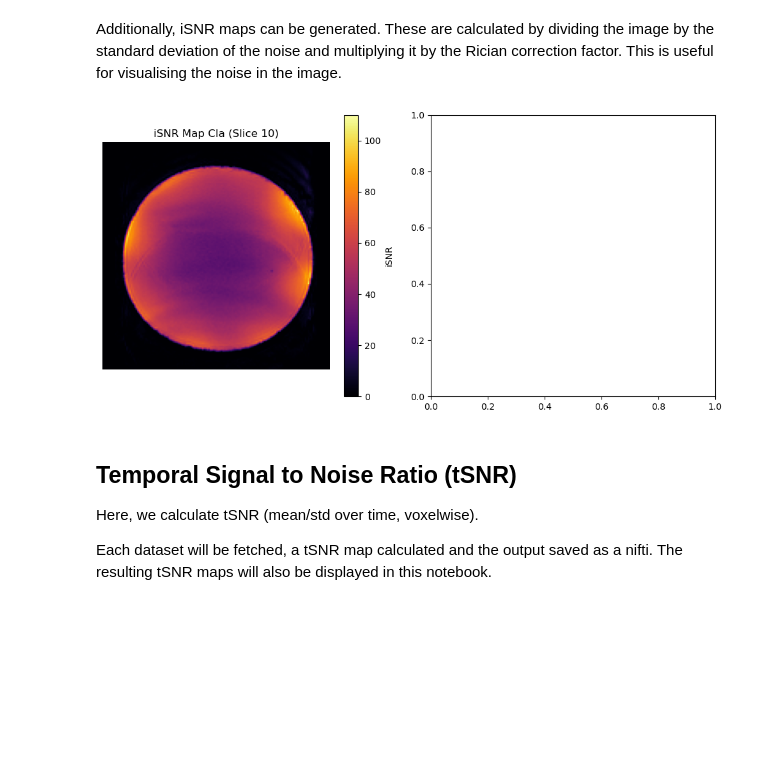
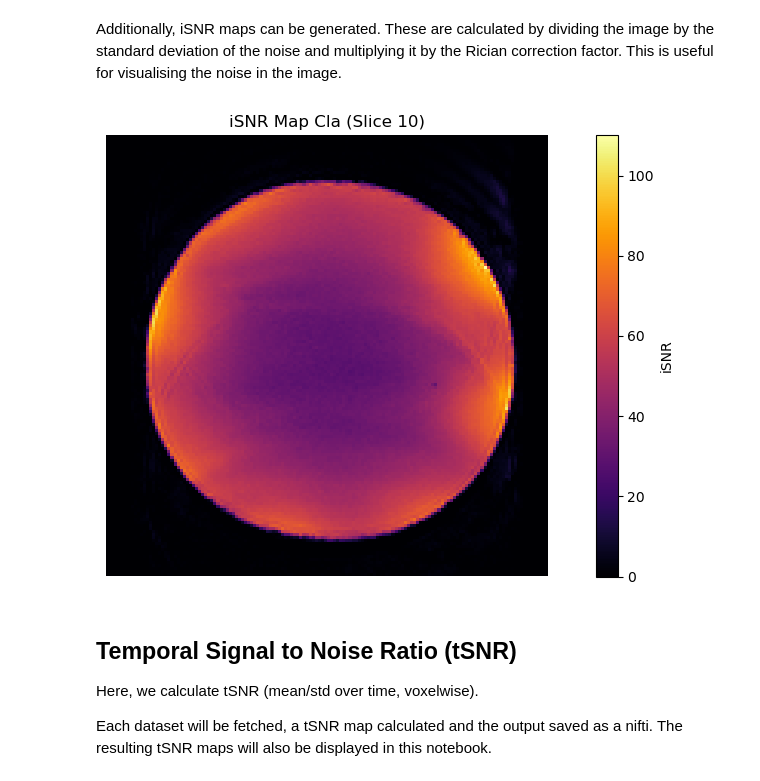
Before and after one commit to nottingham-neuroimaging/qa, a Jupyter notebook: fMRI_report_python/tutorials/qa_run.ipynb, the cells around one changed output. Saved outputs shown, nothing was run; the diff lists cells and outputs as text; code cells hidden in the pictures; blank space fills up the shorter version.

```diff
--- a/fMRI_report_python/tutorials/qa_run.ipynb
+++ b/fMRI_report_python/tutorials/qa_run.ipynb
@@ -192,39 +192,39 @@ isnr_obj_cla = snr.Isnr(imgm_cla, imgm_cla_affine)
 #isnr_obj_mtx = snr.Isnr(imgm_mtx, imgm_mtx_affine)
 
 
 # im = ax.imshow(isnr_obj_cla.isnr_map[:,:,slice_index, time_point].T, origin='lower', cmap='inferno')
 # cb = fig.colorbar(im, ax=ax)
 # cb.set_label('iSNR')
 # ax.axis(False)
 # ax.set_title('iSNR Map')
 
 # Create a 1x2 grid of subplots
-fig, axs = plt.subplots(1, 2, figsize=(10, 5))  # Adjust figsize as needed
+fig, axs = plt.subplots(1, 1, figsize=(10, 5))  # Adjust figsize as needed
 
 # Plot imgm_cla
-im_cla = axs[0].imshow(isnr_obj_cla.isnr_map[:,:,slice_index, time_point].T, origin='lower', cmap='inferno')
-axs[0].set_title(f'iSNR Map Cla (Slice {slice_index})')  # Set subplot title with slice index
-axs[0].axis(False)  # Turn off axis labels and ticks
-cb = fig.colorbar(im_cla, ax=axs[0])
+im_cla = axs.imshow(isnr_obj_cla.isnr_map[:,:,slice_index, time_point].T, origin='lower', cmap='inferno')
+axs.set_title(f'iSNR Map Cla (Slice {slice_index})')  # Set subplot title with slice index
+axs.axis(False)  # Turn off axis labels and ticks
+cb = fig.colorbar(im_cla, ax=axs)
 cb.set_label('iSNR')
 
 # Plot imgm_mtx
 # im_mtx = axs[1].imshow(isnr_obj_mtx.isnr_map[:,:,slice_index, time_point].T, origin='lower', cmap='inferno')
 # axs[1].set_title(f'iSNR Map Mtx  (Slice {slice_index})')  # Set subplot title with slice index
 # axs[1].axis(False)  # Turn off axis labels and ticks
 # cb = fig.colorbar(im_mtx, ax=axs[1])
 # cb.set_label('iSNR')
 
 # Adjust layout and display the plot
 plt.tight_layout()
 plt.show()
 
 output_filename = 'iSNR.png'
 output_path = f"{OUTPUT_DIR}/{output_filename}"  # Construct the full output path
 fig.savefig(output_path, dpi=300)  # Save the plot as a PNG file with 300 dpi resolution
 plt.close()  # Close the plot to free up memory
 # %% [output]
-[figure, old version]
+[figure, new version]
 # %% [markdown]
 ## Temporal Signal to Noise Ratio (tSNR)
 Here, we calculate tSNR (mean/std over time, voxelwise).
```
Also changed, not shown: parts of 3 cells of this notebook, 11 other files.
